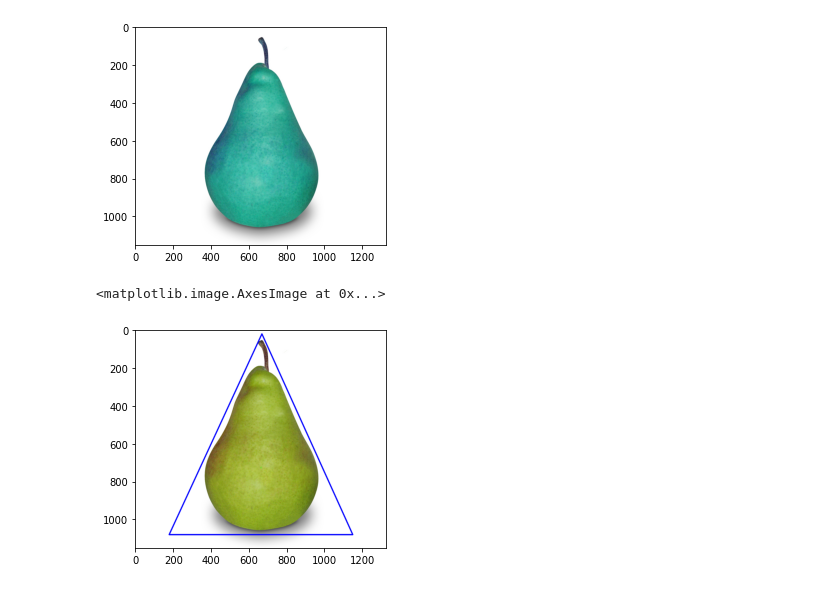
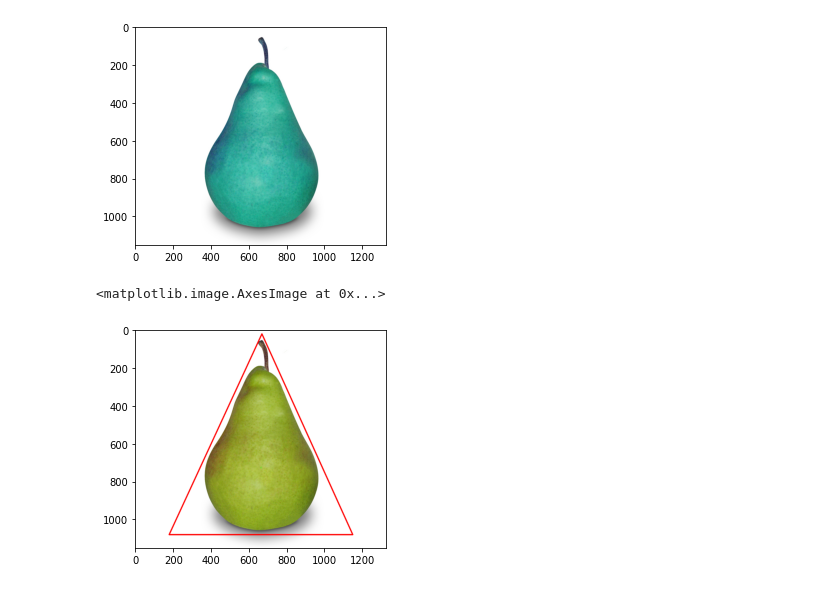
Before and after one commit to JurijJusel/Image, a Jupyter notebook: image.ipynb, the cells around one changed output. Saved outputs shown, nothing was run; the diff lists cells and outputs as text; code cells hidden in the pictures.

```diff
--- a/image.ipynb
+++ b/image.ipynb
@@ -55,25 +55,14 @@ plt.imshow(img3)
 # %%
 p1 = (670, 20)
 p2 = (180, 1080)
 p3 = (1150, 1080)
-img3 = cv2.cvtColor(img3, cv2.COLOR_BGR2RGB)
-# Drawing the triangle with the help of lines
-#  on the black window With given points
-# cv2.line is the inbuilt function in opencv library
+
 cv2.line(img3, p1, p2, (0, 0, 255), 5)
 cv2.line(img3, p2, p3, (0, 0, 255), 5)
 cv2.line(img3, p1, p3, (0, 0, 255), 5)
 
-# finding centroid using the following formula
-# (X, Y) = (x1 + x2 + x3//3, y1 + y2 + y3//3)
-centroid = ((p1[0]+p2[0]+p3[0])//3, (p1[1]+p2[1]+p3[1])//3)
-
-# Drawing the centroid on the window
-cv2.circle(img3, centroid, 4, (0, 255, 0))
+img3 = cv2.cvtColor(img3, cv2.COLOR_BGR2RGB)
 plt.imshow(img3)
-# image is the title of the window
-# cv2.imshow("image", img)
-# cv2.waitKey(0)
 # %% [output]
 <matplotlib.image.AxesImage at 0x...>
-[figure, old version]
+[figure, new version]
```
